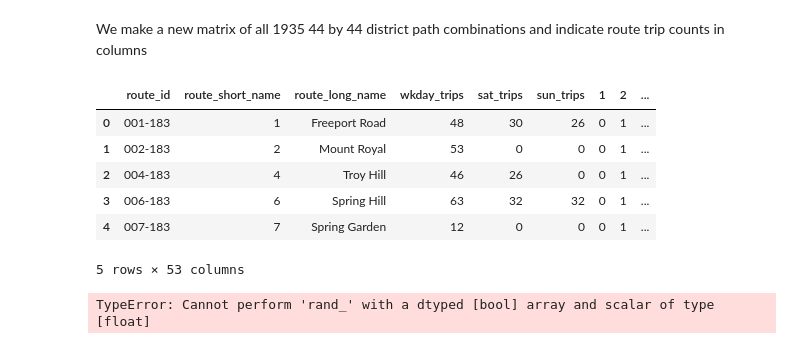
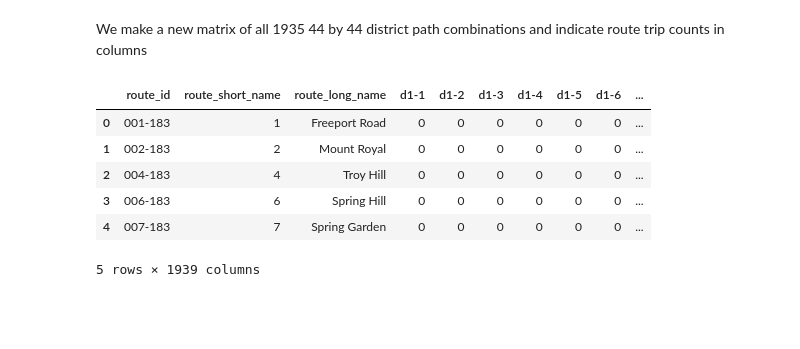
Before and after one commit to MattSamach/PPT_East_Busway, a Jupyter notebook: Notebooks/SPC_Trips.ipynb, the cells around one changed output. Saved outputs shown, nothing was run; the diff lists cells and outputs as text; code cells hidden in the pictures; blank space fills up the shorter version.

```diff
--- a/Notebooks/SPC_Trips.ipynb
+++ b/Notebooks/SPC_Trips.ipynb
@@ -401,7 +362,7 @@ route.head()
 | 3 | 006-183 | 6 | Spring Hill |
 | 4 | 007-183 | 7 | Spring Garden |
 # %%
-spc_route_join = pd.read_csv('..\Outputs\spc_routes_joined_consolid.tsv', sep='\t')
+spc_route_join = pd.read_csv('..\Outputs\spc_routes_joined_consolid.csv')
 spc_route_join.head()
 # %% [output]
 |  | District | District Name | StopID | StopName | Routes Impacted |
@@ -492,7 +449,7 @@ routetrip_wkdy = [find_trip_count(r, trip_count, 'Weekday', 1909) for r in route
 routetrip_sat = [find_trip_count(r, trip_count, 'Saturday', 1909) for r in route.route_short_name]
 routetrip_sun = [find_trip_count(r, trip_count, 'Sunday', 1909) for r in route.route_short_name]
 # %%
-route_ref = route
+route_ref = route.copy()
 route_ref['wkday_trips'] = routetrip_wkdy
 route_ref['sat_trips'] = routetrip_sat
 route_ref['sun_trips'] = routetrip_sun
@@ -502,9 +457,9 @@ route_ref['sun_trips'] = routetrip_sun
 route_spc_ref = route_ref
 for dist_no in range(1,45):
     reference = route_matcher(route.route_short_name, dist_no, district_route_dict)
-    route[str(dist_no)] = reference
+    route_spc_ref[str(dist_no)] = reference
 
-route_spc_ref
+route_spc_ref.head(2)
 # %% [output]
 |  | route_id | route_short_name | route_long_name | wkday_trips | sat_trips | sun_trips | 1 | 2 | ... |
 | 0 | 001-183 | 1 | Freeport Road | 48 | 30 | 26 | 0 | 1 | ... |
@@ -555,7 +501,7 @@ find_dist_ratio(17, 19, district_route_dict)
 def find_dist_spc(route_no, dist_A, dist_B, dist_route_ref_dict):
     overlap_routes = dist_route_ref_dict[dist_A].intersection(dist_route_ref_dict[dist_B])
     if route_no in overlap_routes:
-        return(route_ref.loc[route_ref['route_short_name'] == r, ['wkday_trips']].iloc[0]['wkday_trips'])
+        return(route_ref.loc[route_ref['route_short_name'] == route_no, ['wkday_trips']].iloc[0]['wkday_trips'])
     else:
         return(0)
 # %% [markdown]
@@ -569,24 +515,16 @@ spc_dist_full = pd.DataFrame(index = spc_dist_full).reset_index()
 # %%
 dist_tuples = list(spc_dist_full.itertuples(index=False, name=None))
 # %%
-spc_from_to_routes = route
-for t in dist_tuples[0:3]:
+spc_from_to_routes = route.copy()
+for t in dist_tuples:
     route_tuple_col = [find_dist_spc(r, t[0], t[1], district_route_dict) for r in route.route_short_name]
-    spc_from_to_routes['{0}-{1}'.format(t[0],t[1])] = route_tuple_col
+    spc_from_to_routes['d{0}-{1}'.format(t[0],t[1])] = route_tuple_col
 spc_from_to_routes.head()
 # %% [output]
-|  | route_id | route_short_name | route_long_name | wkday_trips | sat_trips | sun_trips | 1 | 2 | ... |
-| 0 | 001-183 | 1 | Freeport Road | 48 | 30 | 26 | 0 | 1 | ... |
-| 1 | 002-183 | 2 | Mount Royal | 53 | 0 | 0 | 0 | 1 | ... |
-| 2 | 004-183 | 4 | Troy Hill | 46 | 26 | 0 | 0 | 1 | ... |
-| 3 | 006-183 | 6 | Spring Hill | 63 | 32 | 32 | 0 | 1 | ... |
-| 4 | 007-183 | 7 | Spring Garden | 12 | 0 | 0 | 0 | 1 | ... |
+|  | route_id | route_short_name | route_long_name | d1-1 | d1-2 | d1-3 | d1-4 | d1-5 | d1-6 | ... |
+| 0 | 001-183 | 1 | Freeport Road | 0 | 0 | 0 | 0 | 0 | 0 | ... |
+| 1 | 002-183 | 2 | Mount Royal | 0 | 0 | 0 | 0 | 0 | 0 | ... |
+| 2 | 004-183 | 4 | Troy Hill | 0 | 0 | 0 | 0 | 0 | 0 | ... |
+| 3 | 006-183 | 6 | Spring Hill | 0 | 0 | 0 | 0 | 0 | 0 | ... |
+| 4 | 007-183 | 7 | Spring Garden | 0 | 0 | 0 | 0 | 0 | 0 | ... |
-5 rows × 53 columns
+5 rows × 1939 columns
-# %%
-for r in route.route_short_name:
-    AB_route_trips = [find_dist_spc(r, tup[0], tup[1], district_route_dict) for tup in dist_tuples]
-    spc_dist_full[r] = AB_route_trips
-
-spc_dist_full.head()
-# %% [output]
-TypeError: Cannot perform 'rand_' with a dtyped [bool] array and scalar of type [float]
```
Also changed, not shown: parts of 32 cells of this notebook, 28 other files.
